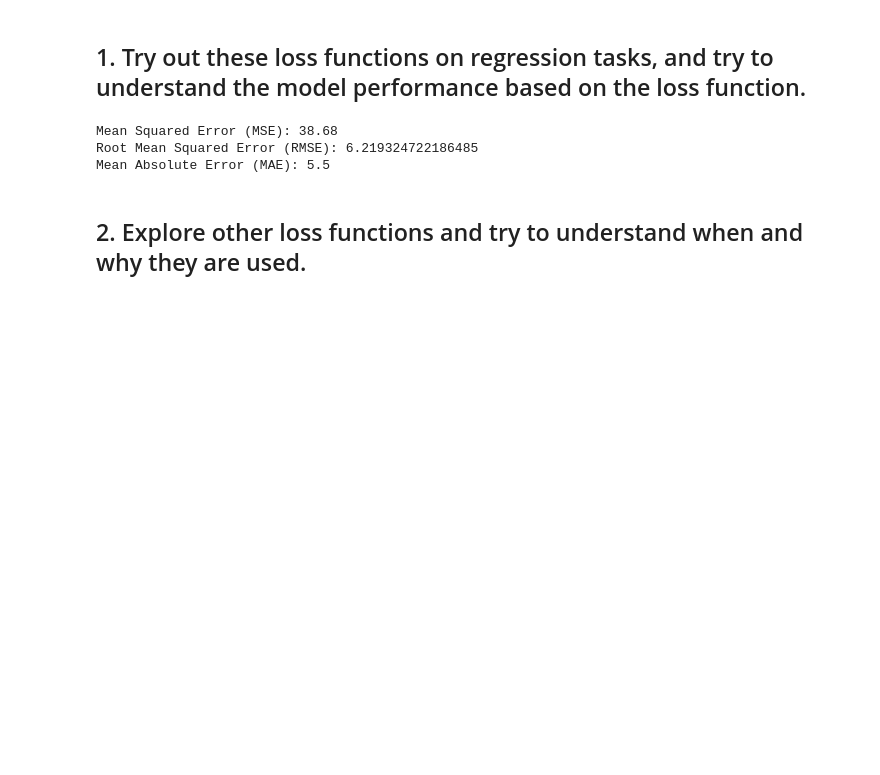
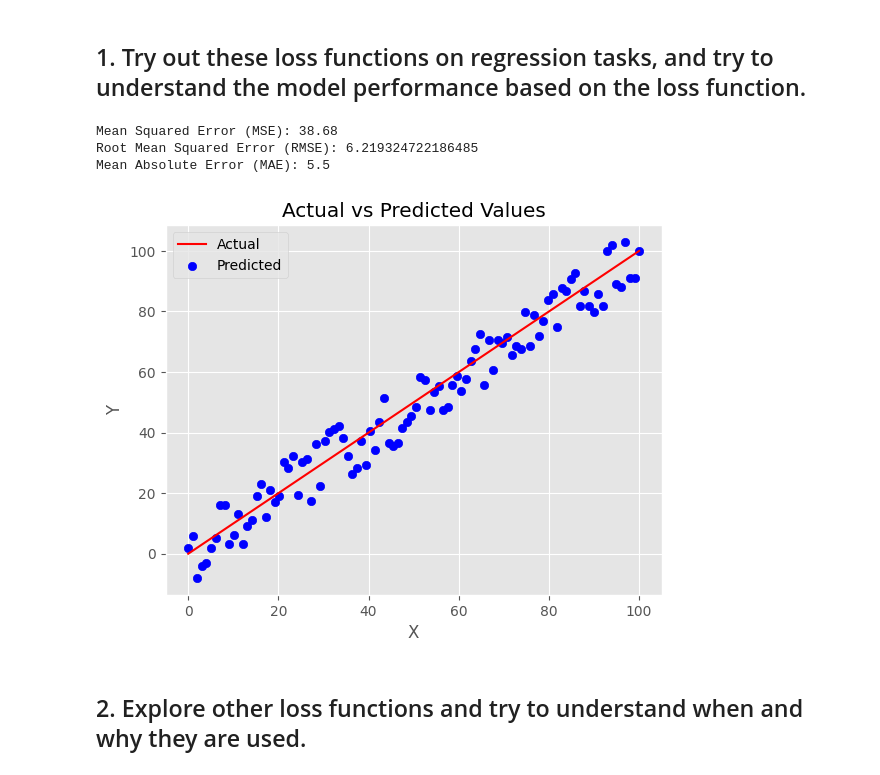
Before and after one commit to kbharath21/iiith, a Jupyter notebook: AIML_Module_5_Lab_2_Loss_Functions.ipynb, the cells around one changed output. Cells and saved outputs as stored; diff of their text form; code cells hidden in the pictures; blank space fills up the shorter version.

```diff
--- a/AIML_Module_5_Lab_2_Loss_Functions.ipynb
+++ b/AIML_Module_5_Lab_2_Loss_Functions.ipynb
@@ -257,23 +257,32 @@ Minimum error 1278.5816281094171 is at k = 6
 # %%
 import numpy as np
 import matplotlib.pyplot as plt
 
 np.random.seed(0)
-x =np.linspace(0, 100, 100)
-y_actual =np.copy(x)
-y_pred =x+np.random.randint(-10, 10, 100)
+x = np.linspace(0, 100, 100)
+y_actual = np.copy(x)
+y_pred = x + np.random.randint(-10, 10, 100)
 
-mse=np.mean((y_actual - y_pred)**2)
-rmse=np.sqrt(mse)
-print("Mean Squared Error (MSE):",mse)
-print("Root Mean Squared Error (RMSE):",rmse)
+mse = np.mean((y_actual - y_pred) ** 2)
+rmse = np.sqrt(mse)
+print("Mean Squared Error (MSE):", mse)
+print("Root Mean Squared Error (RMSE):", rmse)
 
-mae=np.mean(np.abs(y_actual - y_pred))
+mae = np.mean(np.abs(y_actual - y_pred))
 print("Mean Absolute Error (MAE):", mae)
+
+plt.plot(x, y_actual, color="red", label="Actual")
+plt.scatter(x, y_pred, color="blue", label="Predicted")
+plt.legend()
+plt.xlabel("X")
+plt.ylabel("Y")
+plt.title("Actual vs Predicted Values")
+plt.show()
 # %% [output]
 Mean Squared Error (MSE): 38.68
 Root Mean Squared Error (RMSE): 6.219324722186485
 Mean Absolute Error (MAE): 5.5
+[figure, added]
 # %% [markdown]
 ## 2. Explore other loss functions and try to understand when and why they are used.
 # %%
```
Also changed, not shown: parts of 2 cells of this notebook.
